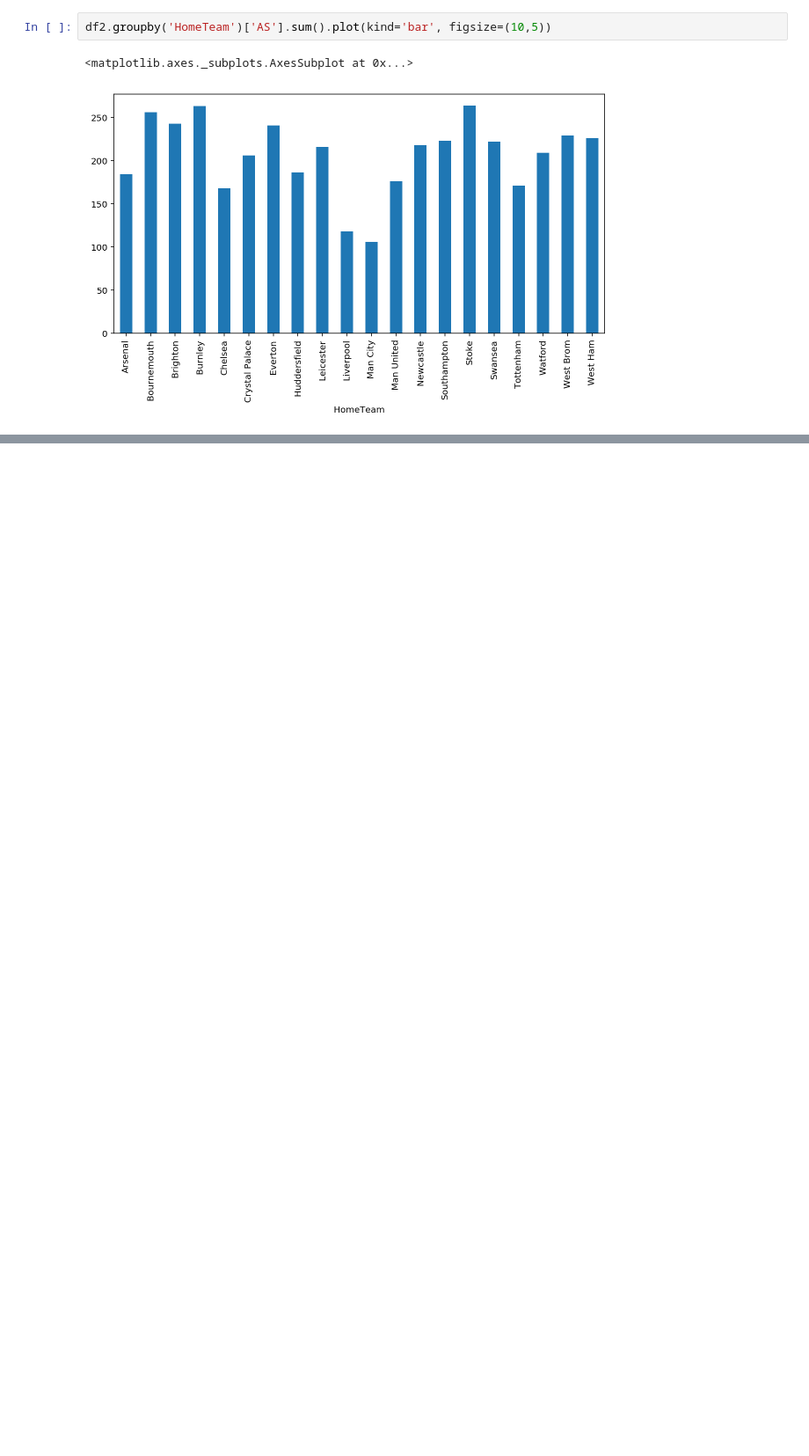
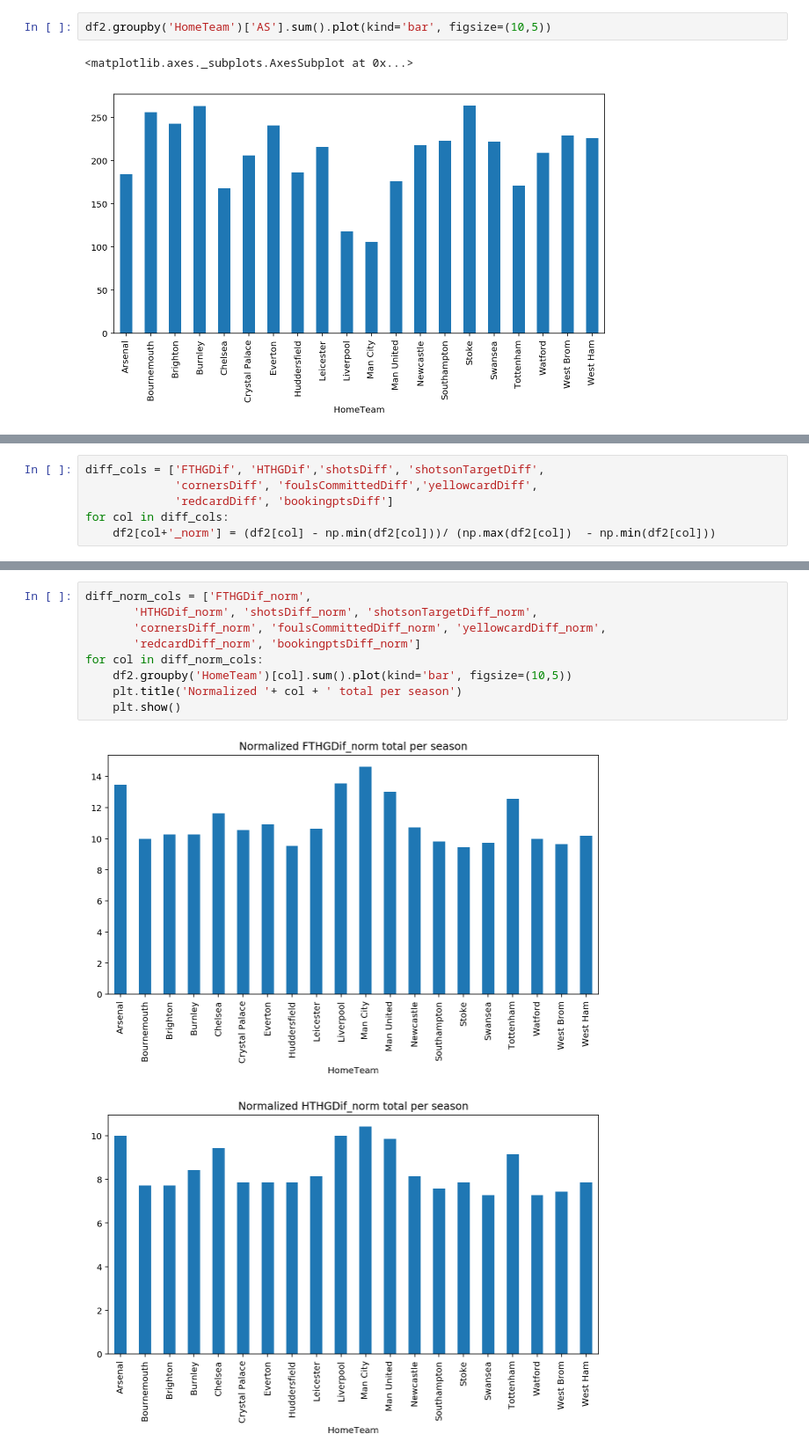
Before and after one commit to chizkidd/dsi-CapstoneProj, a Jupyter notebook: Capstone_EDA1.ipynb, the cells around one changed output, grey strips where cells are left out. Shown at 88% size. Drawn from its saved outputs; the diff is of its cells as text; blank space fills up the shorter version.

```diff
--- a/Capstone_EDA1.ipynb
+++ b/Capstone_EDA1.ipynb
@@ -214,0 +312,6 @@ df2.groupby('HomeTeam')['AS'].sum().plot(kind='bar', figsize=(10,5))
+# %%
+diff_cols = ['FTHGDif', 'HTHGDif','shotsDiff', 'shotsonTargetDiff',
+             'cornersDiff', 'foulsCommittedDiff','yellowcardDiff',
+             'redcardDiff', 'bookingptsDiff']
+for col in diff_cols:
+    df2[col+'_norm'] = (df2[col] - np.min(df2[col]))/ (np.max(df2[col])  - np.min(df2[col]))
@@ -214,0 +340,12 @@ df2.groupby('HomeTeam')['AS'].sum().plot(kind='bar', figsize=(10,5))
+# %%
+diff_norm_cols = ['FTHGDif_norm',
+       'HTHGDif_norm', 'shotsDiff_norm', 'shotsonTargetDiff_norm',
+       'cornersDiff_norm', 'foulsCommittedDiff_norm', 'yellowcardDiff_norm',
+       'redcardDiff_norm', 'bookingptsDiff_norm']
+for col in diff_norm_cols:
+    df2.groupby('HomeTeam')[col].sum().plot(kind='bar', figsize=(10,5))
+    plt.title('Normalized '+ col + ' total per season')
+    plt.show()
+# %% [output]
+[figure, added]
+[figure, added]
```
Also changed, not shown: parts of 14 cells of this notebook.
